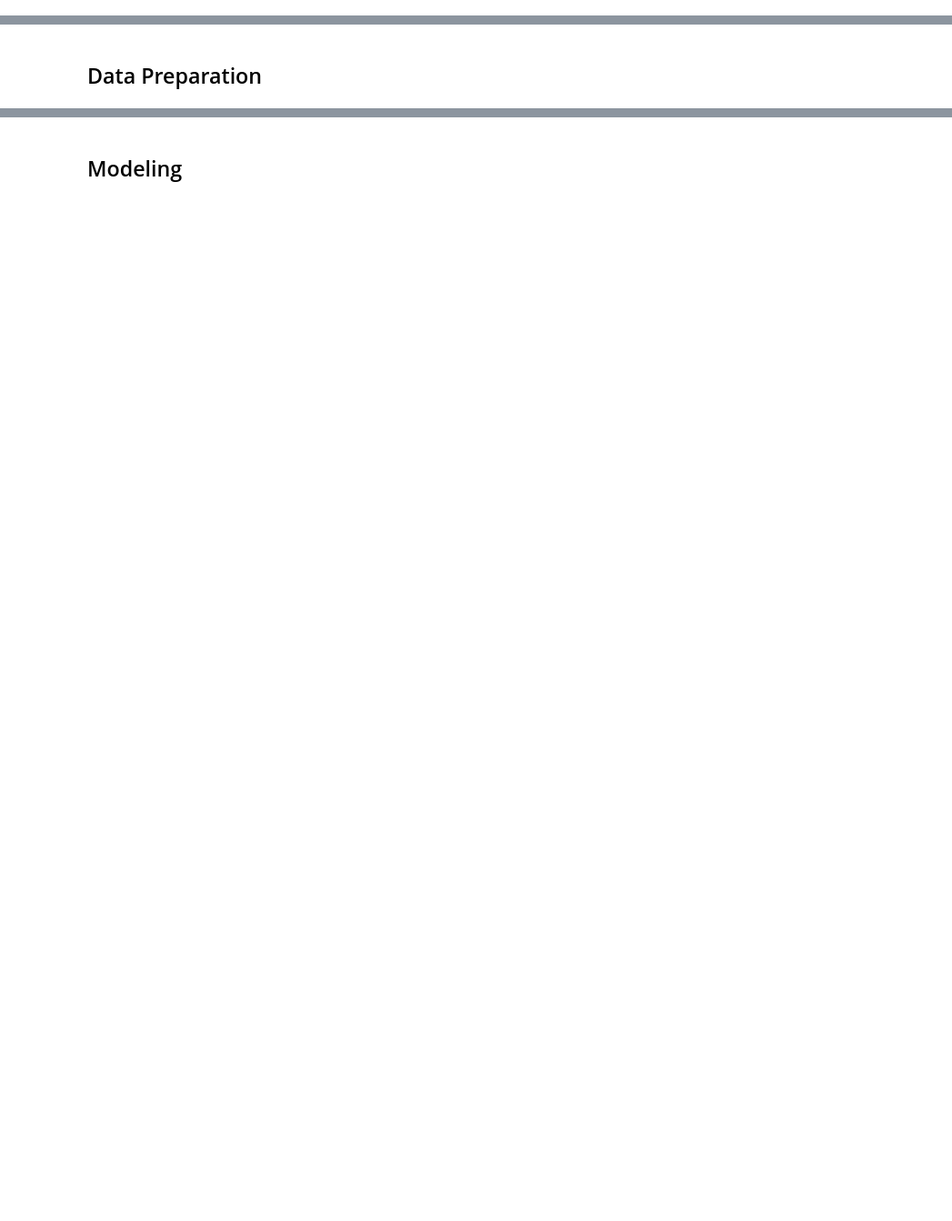
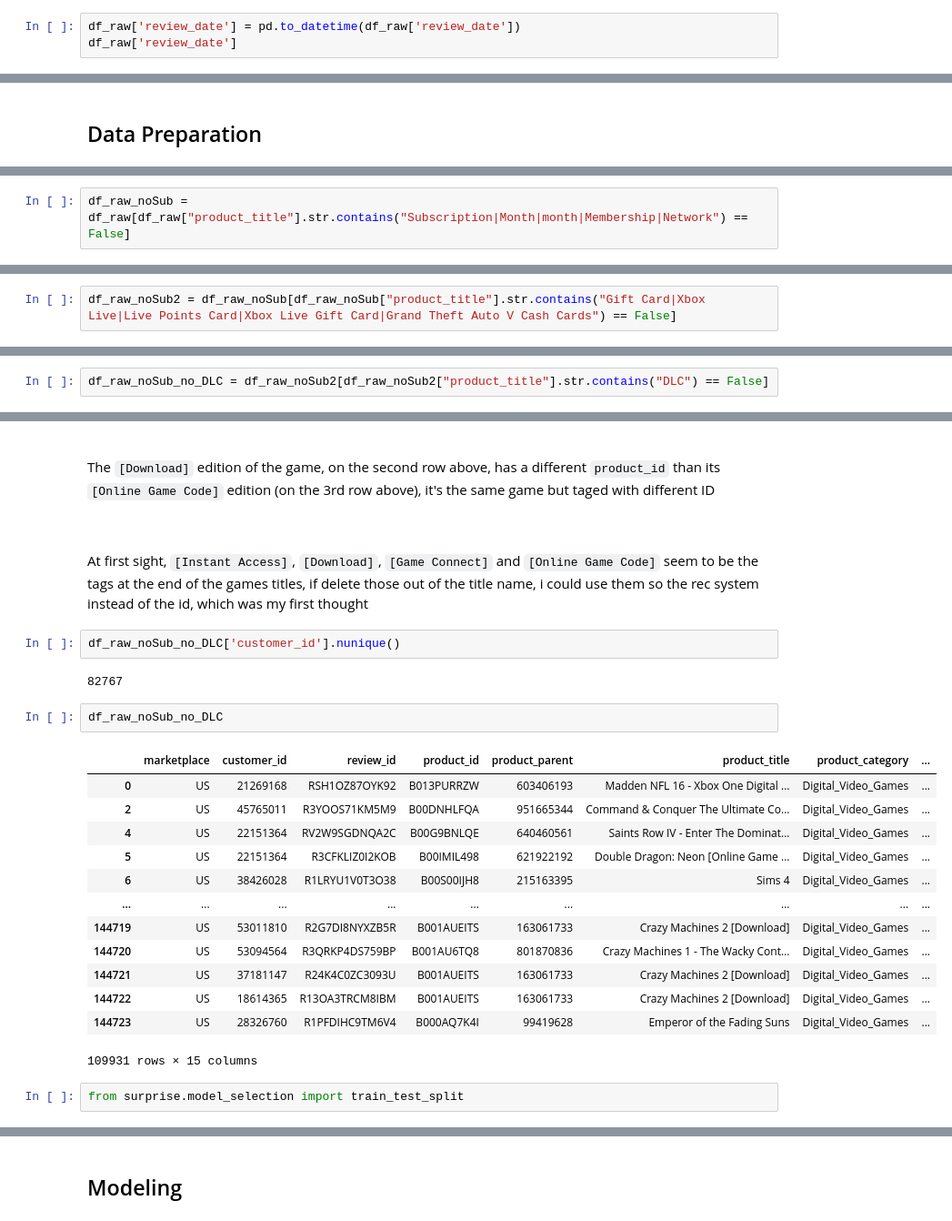
Before and after one commit to JuanMa894/VGames-rec-system, a Jupyter notebook: VGames-rec-system.ipynb, the cells around one changed output, grey strips where cells are left out. Shown at 91% size. Cells and saved outputs as stored; diff of their text form; blank space fills up the shorter version.

```diff
--- a/VGames-rec-system.ipynb
+++ b/VGames-rec-system.ipynb
@@ -108,0 +198,3 @@ it doesnt specify if the subscription is for 1, 3 or 12 months
+# %%
+df_raw['review_date'] = pd.to_datetime(df_raw['review_date'])
+df_raw['review_date']
@@ -110,0 +221,2 @@ it doesnt specify if the subscription is for 1, 3 or 12 months
+# %%
+df_raw_noSub = df_raw[df_raw["product_title"].str.contains("Subscription|Month|month|Membership|Network") == False]
@@ -110,0 +248,2 @@ it doesnt specify if the subscription is for 1, 3 or 12 months
+# %%
+df_raw_noSub2 = df_raw_noSub[df_raw_noSub["product_title"].str.contains("Gift Card|Xbox Live|Live Points Card|Xbox Live Gift Card|Grand Theft Auto V Cash Cards") == False]
@@ -110,0 +288,2 @@ it doesnt specify if the subscription is for 1, 3 or 12 months
+# %%
+df_raw_noSub_no_DLC = df_raw_noSub2[df_raw_noSub2["product_title"].str.contains("DLC") == False]
@@ -110,0 +339,31 @@ it doesnt specify if the subscription is for 1, 3 or 12 months
+# %% [markdown]
+
+<br>
+
+The `[Download]` edition of the game, on the second row above, has a different `product_id` than its `[Online Game Code]` edition (on the 3rd row above), it's the same game but taged with different ID
+
+<br>
+# %% [markdown]
+At first sight, `[Instant Access]`, `[Download]`, `[Game Connect]` and `[Online Game Code]` seem to be the tags at the end of the games titles, if delete those out of the title name, i could use them so the rec system instead of the id, which was my first thought
+# %%
+df_raw_noSub_no_DLC['customer_id'].nunique()
+# %% [output]
+82767
+# %%
+df_raw_noSub_no_DLC
+# %% [output]
+|  | marketplace | customer_id | review_id | product_id | product_parent | product_title | product_category | ... |
+| 0 | US | 21269168 | RSH1OZ87OYK92 | B013PURRZW | 603406193 | Madden NFL 16 - Xbox One Digital ... | Digital_Video_Games | ... |
+| 2 | US | 45765011 | R3YOOS71KM5M9 | B00DNHLFQA | 951665344 | Command & Conquer The Ultimate Co... | Digital_Video_Games | ... |
+| 4 | US | 22151364 | RV2W9SGDNQA2C | B00G9BNLQE | 640460561 | Saints Row IV - Enter The Dominat... | Digital_Video_Games | ... |
+| 5 | US | 22151364 | R3CFKLIZ0I2KOB | B00IMIL498 | 621922192 | Double Dragon: Neon [Online Game ... | Digital_Video_Games | ... |
+| 6 | US | 38426028 | R1LRYU1V0T3O38 | B00S00IJH8 | 215163395 | Sims 4 | Digital_Video_Games | ... |
+| ... | ... | ... | ... | ... | ... | ... | ... | ... |
+| 144719 | US | 53011810 | R2G7DI8NYXZB5R | B001AUEITS | 163061733 | Crazy Machines 2 [Download] | Digital_Video_Games | ... |
+| 144720 | US | 53094564 | R3QRKP4DS759BP | B001AU6TQ8 | 801870836 | Crazy Machines 1 - The Wacky Cont... | Digital_Video_Games | ... |
+| 144721 | US | 37181147 | R24K4C0ZC3093U | B001AUEITS | 163061733 | Crazy Machines 2 [Download] | Digital_Video_Games | ... |
+| 144722 | US | 18614365 | R13OA3TRCM8IBM | B001AUEITS | 163061733 | Crazy Machines 2 [Download] | Digital_Video_Games | ... |
+| 144723 | US | 28326760 | R1PFDIHC9TM6V4 | B000AQ7K4I | 99419628 | Emperor of the Fading Suns | Digital_Video_Games | ... |
+109931 rows × 15 columns
+# %%
+from surprise.model_selection import train_test_split
```
Also changed, not shown: parts of 32 cells of this notebook.
